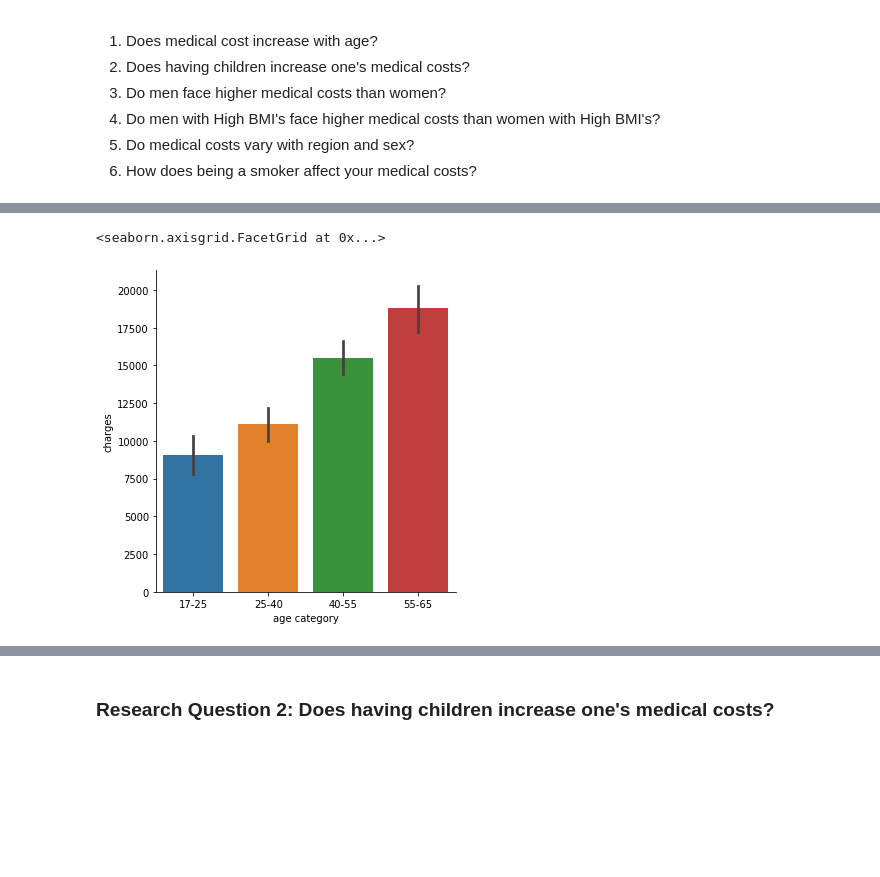
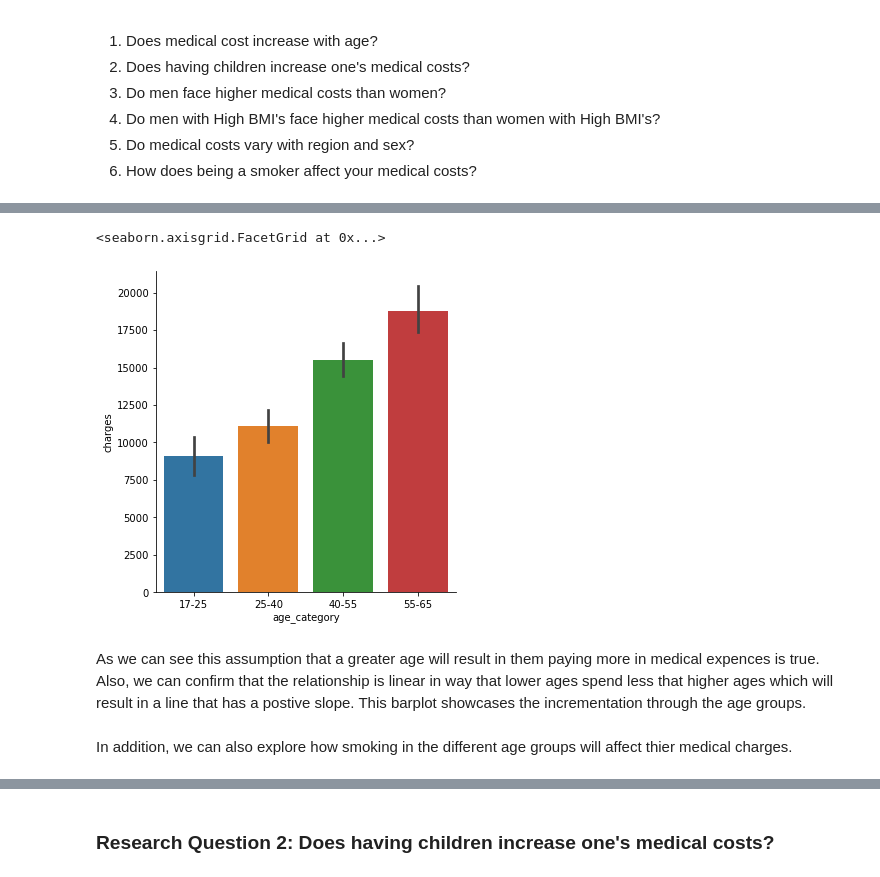
Before and after one commit to data301-2020-winter2/course-project-group_1041, a Jupyter notebook: analysis/submitted/milestone2.ipynb, the cells around one changed output, grey strips where cells are left out. Drawn from its saved outputs; the diff is of its cells as text; code cells hidden in the pictures; blank space fills up the shorter version.

```diff
--- a/analysis/submitted/milestone2.ipynb
+++ b/analysis/submitted/milestone2.ipynb
@@ -34,8 +38,12 @@ sns.scatterplot(data=df, x='age', y='charges')
 # %%
-sns.catplot(x='age category', y='charges', kind='bar', data=df)
+sns.catplot(x='age_category', y='charges', kind='bar', data=df)
 # %% [output]
 <seaborn.axisgrid.FacetGrid at 0x...>
-[figure, old version]
+[figure, new version]
+# %% [markdown]
+As we can see this assumption that a greater age will result in them paying more in medical expences is true. Also, we can confirm that the relationship is linear in way that lower ages spend less that higher ages which will result in a line that has a postive slope. This barplot showcases the incrementation through the age groups.
+# %% [markdown]
+In addition, we can also explore how smoking in the different age groups will affect thier medical charges.
 # %%
 sns.scatterplot(data=df, x='age', y='charges', hue='smoker')
 # %% [output]
```
Also changed, not shown: parts of 22 cells of this notebook, 1 other file.
